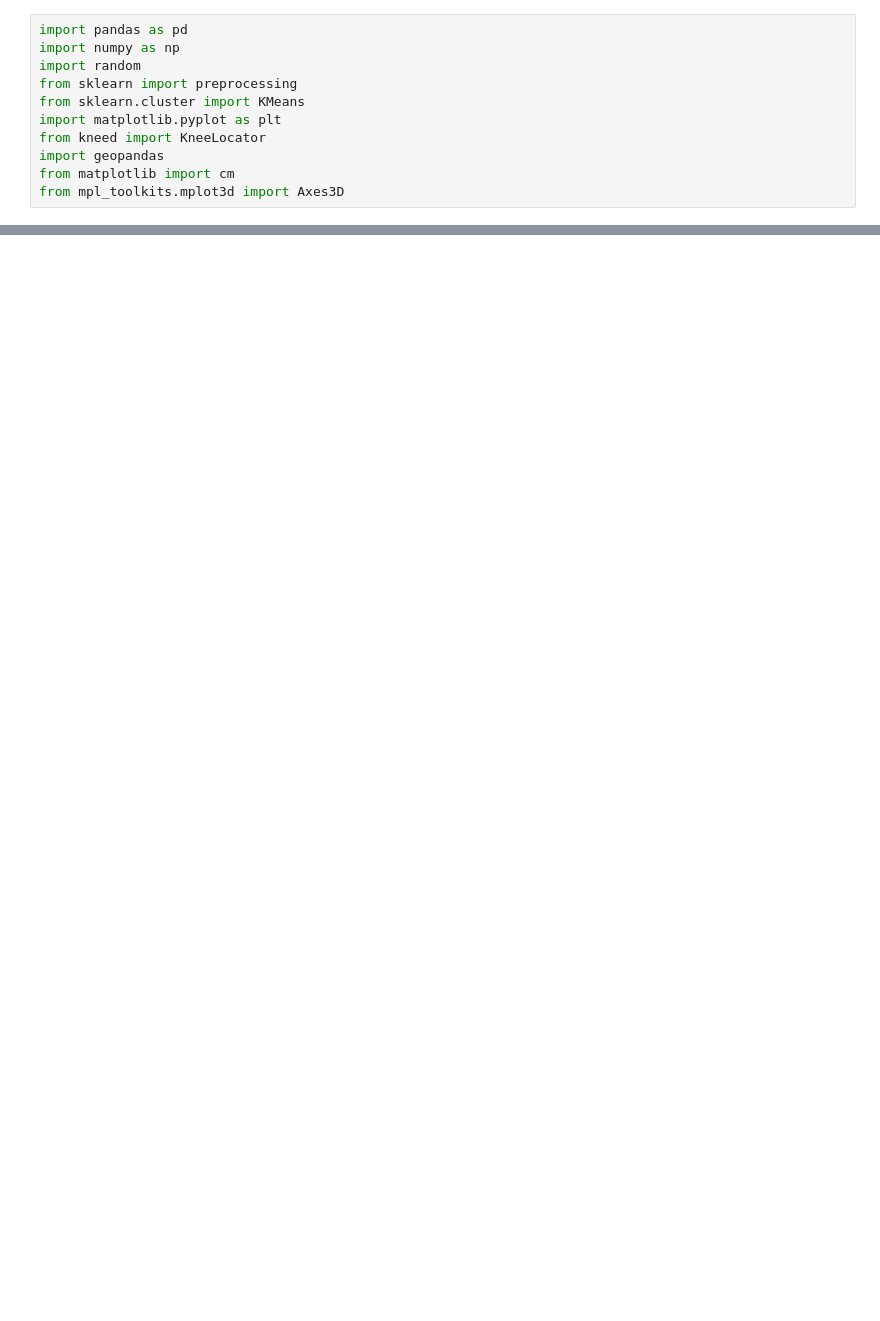
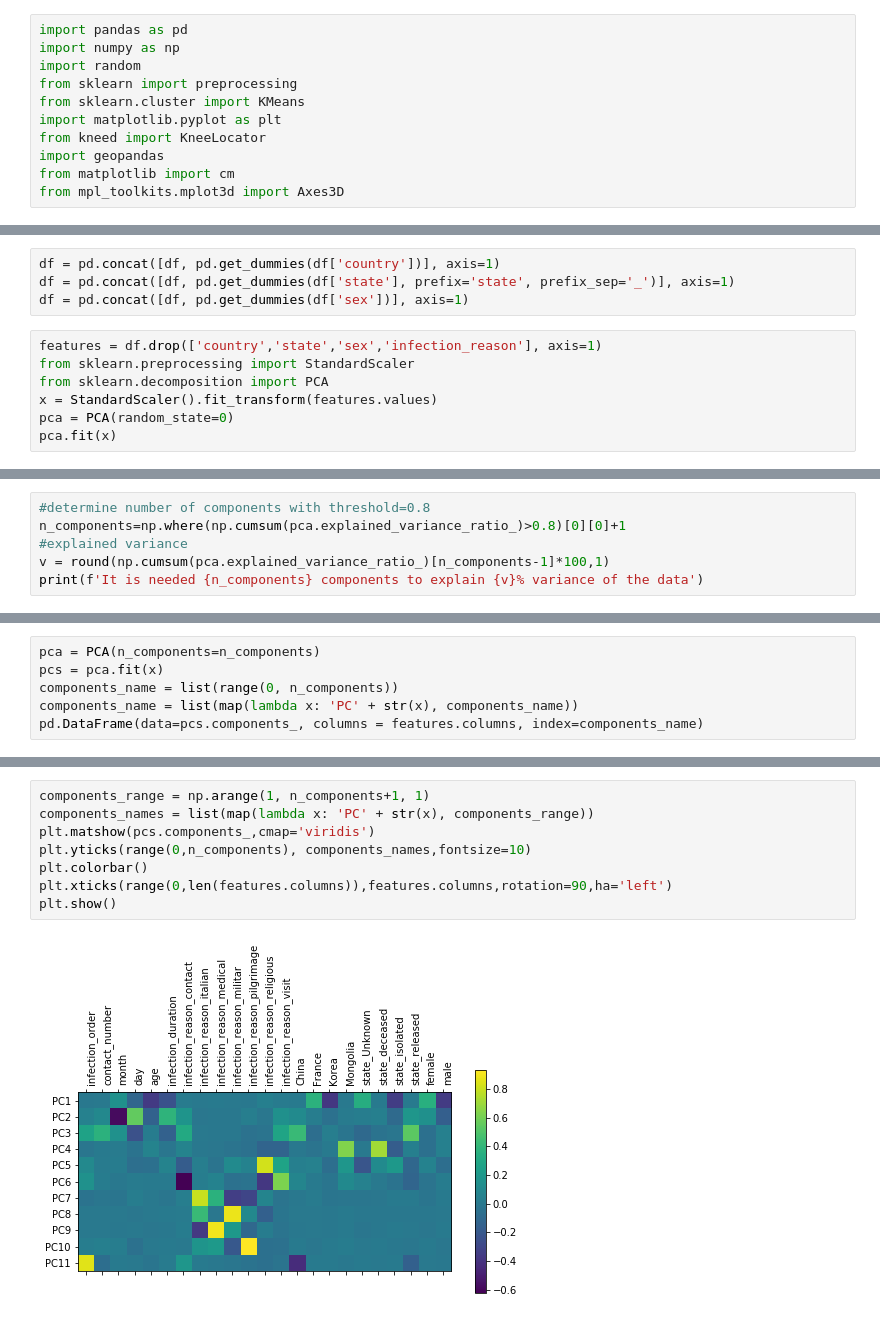
Before and after one commit to rootstrap/coronavirus-analysis, a Jupyter notebook: compare_france_south_korea.ipynb, the cells around one changed output, grey strips where cells are left out. Drawn from its saved outputs; the diff is of its cells as text; blank space fills up the shorter version.

```diff
--- a/compare_france_south_korea.ipynb
+++ b/compare_france_south_korea.ipynb
@@ -486,0 +357,11 @@ create_3d_scatter(df, 'isolated', 'group_value', 'cluster', 'cluster', n_cluster
+# %%
+df = pd.concat([df, pd.get_dummies(df['country'])], axis=1)
+df = pd.concat([df, pd.get_dummies(df['state'], prefix='state', prefix_sep='_')], axis=1)
+df = pd.concat([df, pd.get_dummies(df['sex'])], axis=1)
+# %%
+features = df.drop(['country','state','sex','infection_reason'], axis=1)
+from sklearn.preprocessing import StandardScaler
+from sklearn.decomposition import PCA
+x = StandardScaler().fit_transform(features.values)
+pca = PCA(random_state=0)
+pca.fit(x)
@@ -486,0 +371,6 @@ create_3d_scatter(df, 'isolated', 'group_value', 'cluster', 'cluster', n_cluster
+# %%
+#determine number of components with threshold=0.8
+n_components=np.where(np.cumsum(pca.explained_variance_ratio_)>0.8)[0][0]+1
+#explained variance
+v = round(np.cumsum(pca.explained_variance_ratio_)[n_components-1]*100,1)
+print(f'It is needed {n_components} components to explain {v}% variance of the data')
@@ -486,0 +379,6 @@ create_3d_scatter(df, 'isolated', 'group_value', 'cluster', 'cluster', n_cluster
+# %%
+pca = PCA(n_components=n_components)
+pcs = pca.fit(x)
+components_name = list(range(0, n_components))
+components_name = list(map(lambda x: 'PC' + str(x), components_name))
+pd.DataFrame(data=pcs.components_, columns = features.columns, index=components_name)
@@ -486,0 +399,10 @@ create_3d_scatter(df, 'isolated', 'group_value', 'cluster', 'cluster', n_cluster
+# %%
+components_range = np.arange(1, n_components+1, 1)
+components_names = list(map(lambda x: 'PC' + str(x), components_range))
+plt.matshow(pcs.components_,cmap='viridis')
+plt.yticks(range(0,n_components), components_names,fontsize=10)
+plt.colorbar()
+plt.xticks(range(0,len(features.columns)),features.columns,rotation=90,ha='left')
+plt.show()
+# %% [output]
+[figure, added]
```
Also changed, not shown: parts of 106 cells of this notebook, 1 other file.
